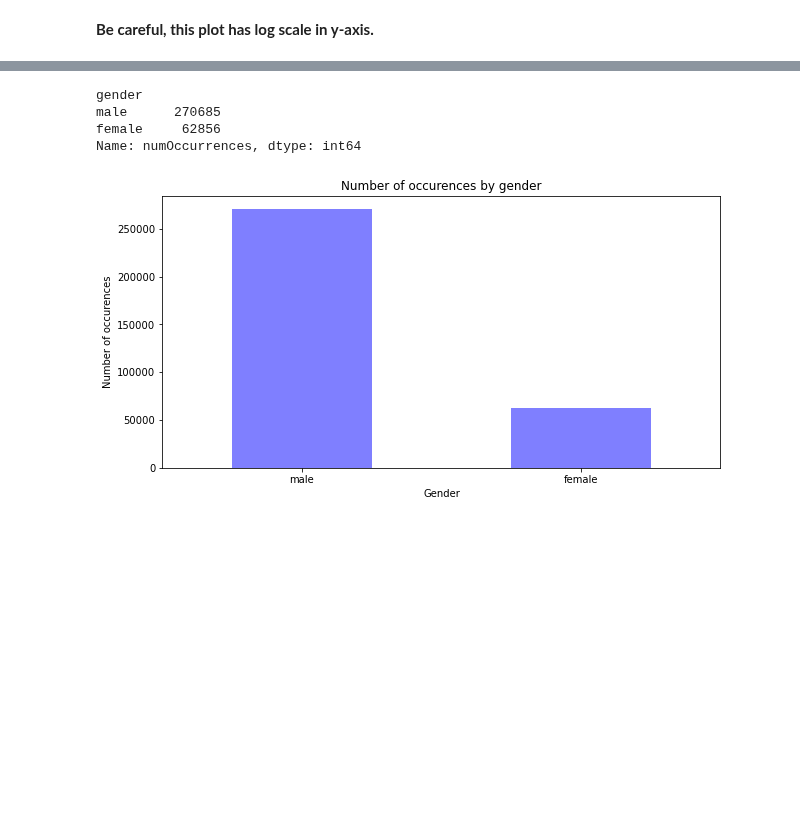
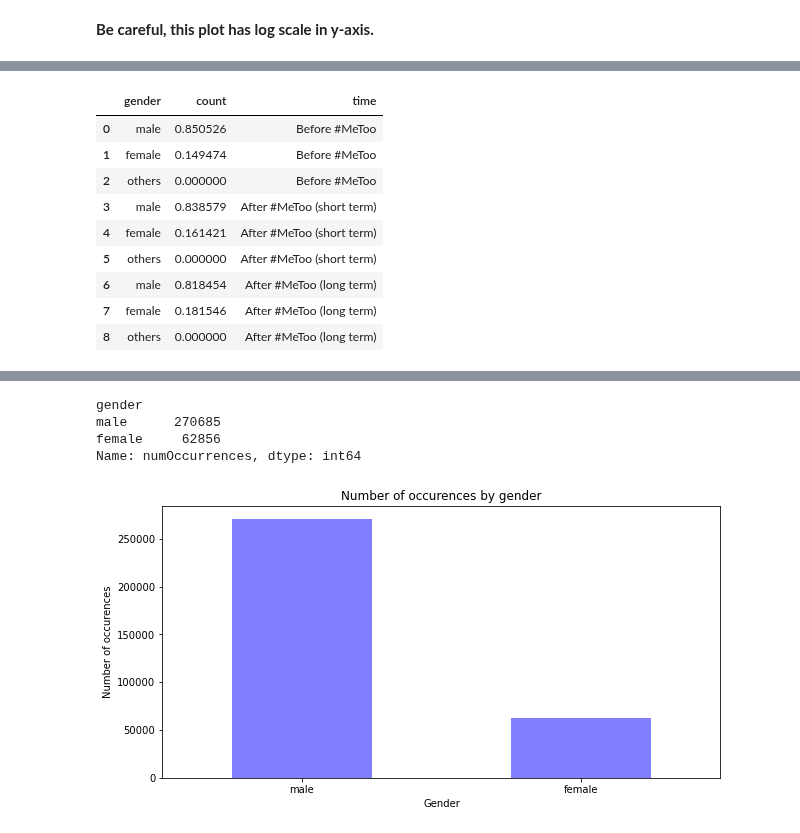
Before and after one commit to janougome/ADA-team, a Jupyter notebook: Descriptive tasks.ipynb, the cells around one changed output, grey strips where cells are left out. Saved outputs shown, nothing was run; the diff lists cells and outputs as text; code cells hidden in the pictures; blank space fills up the shorter version.

```diff
--- a/Descriptive tasks.ipynb
+++ b/Descriptive tasks.ipynb
@@ -151,4 +133,5 @@ We see that there is only a few citations linked to speaker with gender other th
 # %%
 #Drop the rows having a gender other than the 2 most represented
-df_MF = quotes_2020.drop(quotes_2020[
-        quotes_2020['gender'].isin(major_gender.index) == False].index, inplace = False)
+for year, quotes in zip(years, quotes_years):
+    quotes.drop(quotes[
+        quotes['gender'].isin(quotes_by_gender(quotes, major_only = True)['gender']) == False].index, inplace = True)
@@ -161,0 +175,13 @@ gender_groups = df_MF.groupby(df_MF.gender)
+# %%
+quotes_by_gender_periods
+# %% [output]
+|  | gender | count | time |
+| 0 | male | 0.850526 | Before #MeToo |
+| 1 | female | 0.149474 | Before #MeToo |
+| 2 | others | 0.000000 | Before #MeToo |
+| 3 | male | 0.838579 | After #MeToo (short term) |
+| 4 | female | 0.161421 | After #MeToo (short term) |
+| 5 | others | 0.000000 | After #MeToo (short term) |
+| 6 | male | 0.818454 | After #MeToo (long term) |
+| 7 | female | 0.181546 | After #MeToo (long term) |
+| 8 | others | 0.000000 | After #MeToo (long term) |
```
Also changed, not shown: parts of 27 cells of this notebook, 1 other file.
